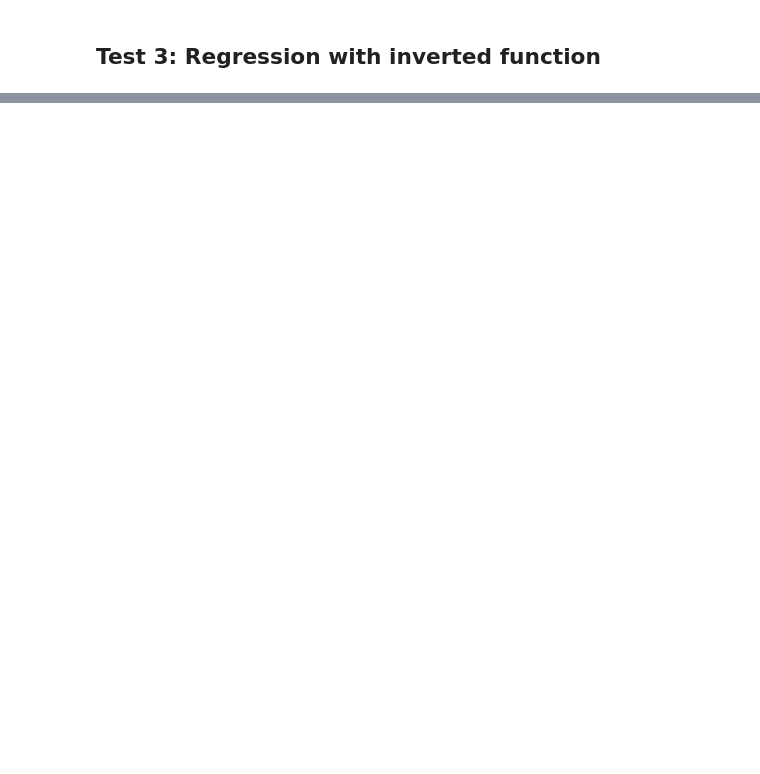
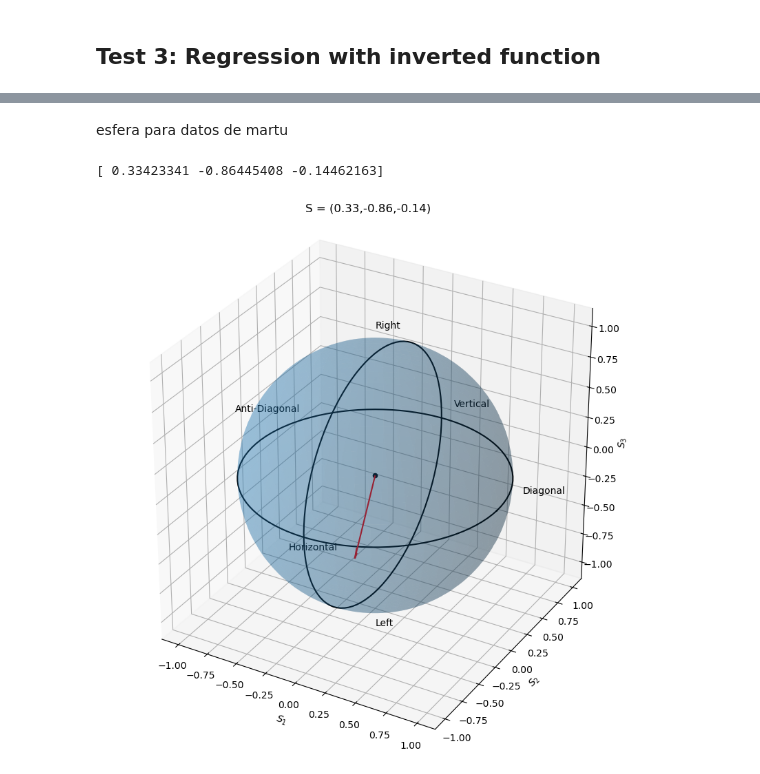
Before and after one commit to BernardoPironio/Polarimetro, a Jupyter notebook: analisis.ipynb, the cells around one changed output, grey strips where cells are left out. Saved outputs shown, nothing was run; the diff lists cells and outputs as text; code cells hidden in the pictures; blank space fills up the shorter version.

Commit message:
Seguí haciendo ajustes y agregue una representacion de Poincare en analisis

```diff
--- a/analisis.ipynb
+++ b/analisis.ipynb
@@ -308 +307,18 @@ Degree of polarization from the regression: 1.4523873286614497
 [figure]
+# %% [markdown]
+esfera para datos de martu
+# %%
+S0 = 0.051807528888888815
+S1 = 0.017315807282888066
+S2 = -0.04478522987920335
+S3 = -0.0074924893622947955
+# %%
+S=np.array([S1/S0,S2/S0,S3/S0])
+# %%
+print(S)
+# %% [output]
+[ 0.33423341 -0.86445408 -0.14462163]
+# %%
+poincare_sphere_graph(S)
+# %% [output]
+[figure, added]
```
Also changed, not shown: parts of 5 cells of this notebook.
